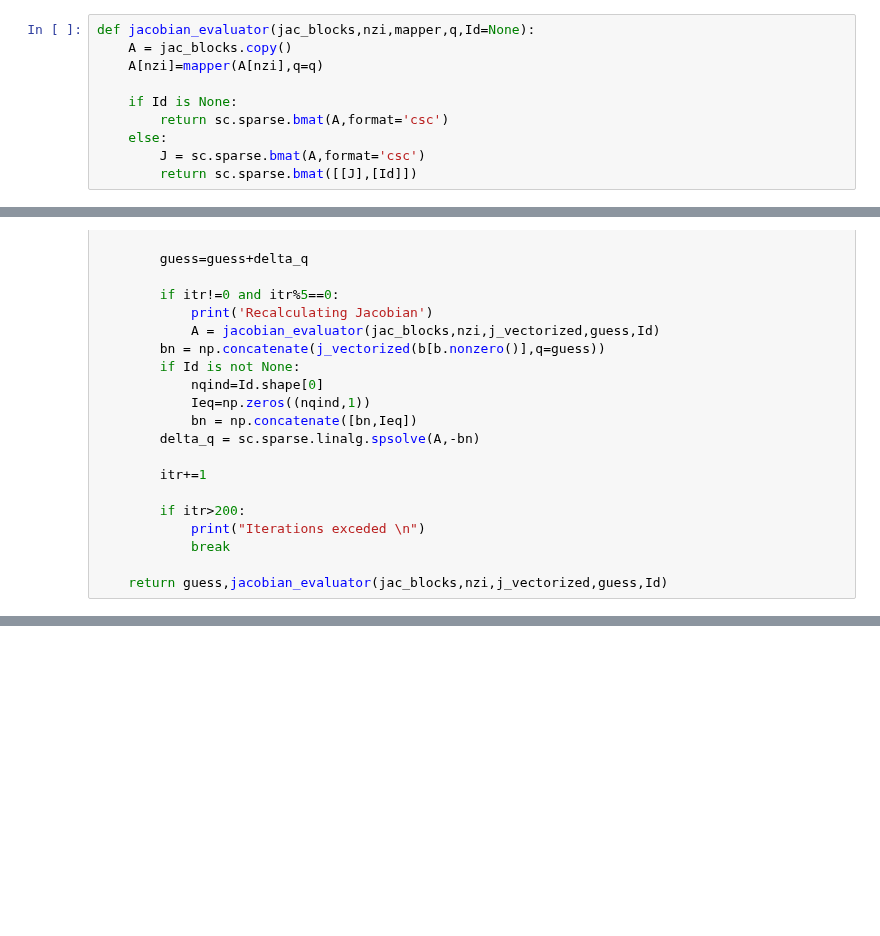
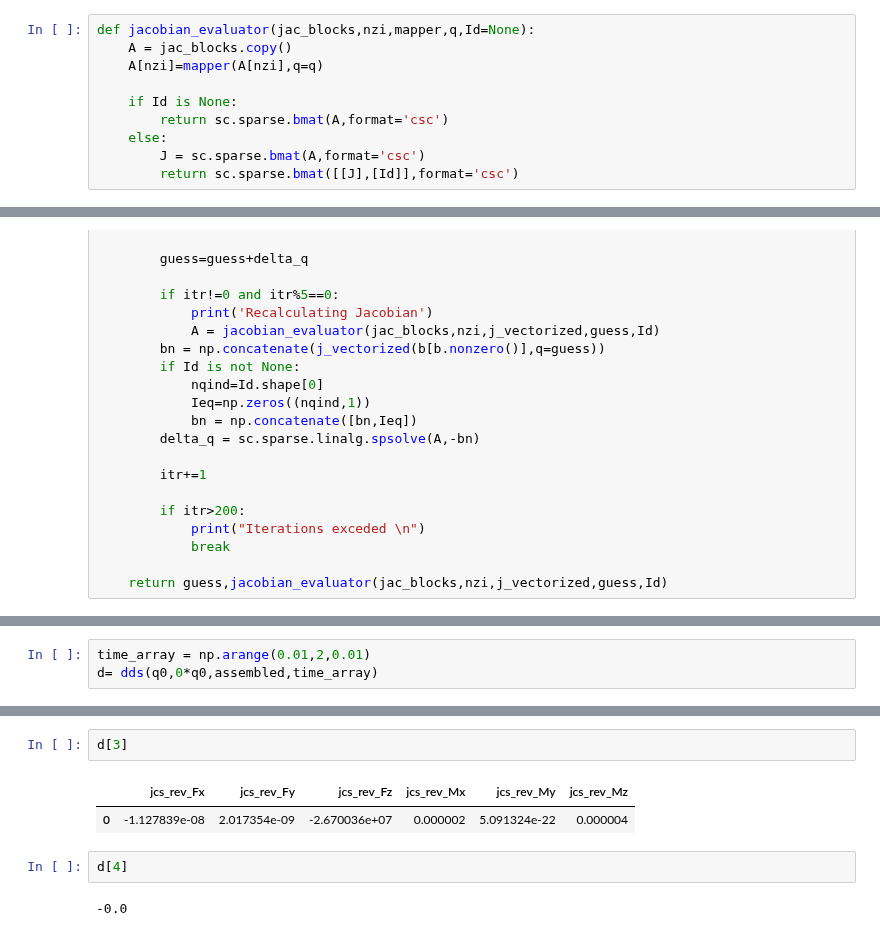
Before and after one commit to khaledghobashy/asurt_cdt, a Jupyter notebook: models/fourbar/fourbar.ipynb, the cells around one changed output, grey strips where cells are left out. Drawn from its saved outputs; the diff is of its cells as text; blank space fills up the shorter version.

```diff
--- a/models/fourbar/fourbar.ipynb
+++ b/models/fourbar/fourbar.ipynb
@@ -196,7 +196,7 @@ def jacobian_evaluator(jac_blocks,nzi,mapper,q,Id=None):
         return sc.sparse.bmat(A,format='csc')
     else:
         J = sc.sparse.bmat(A,format='csc')
-        return sc.sparse.bmat([[J],[Id]])
+        return sc.sparse.bmat([[J],[Id]],format='csc')
 # %%
 def nr_kds(jac_blocks,equations_blocks,nzi,j_vectorized,guess,Id=None):
 
@@ -473,0 +463,3 @@ Recalculating Jacobian
+# %%
+time_array = np.arange(0.01,2,0.01)
+d= dds(q0,0*q0,assembled,time_array)
@@ -499,0 +541,9 @@ plt.show()
+# %%
+d[3]
+# %% [output]
+|  | jcs_rev_Fx | jcs_rev_Fy | jcs_rev_Fz | jcs_rev_Mx | jcs_rev_My | jcs_rev_Mz |
+| 0 | -1.127839e-08 | 2.017354e-09 | -2.670036e+07 | 0.000002 | 5.091324e-22 | 0.000004 |
+# %%
+d[4]
+# %% [output]
+-0.0
```
Also changed, not shown: parts of 11 cells of this notebook, 2 other files.
